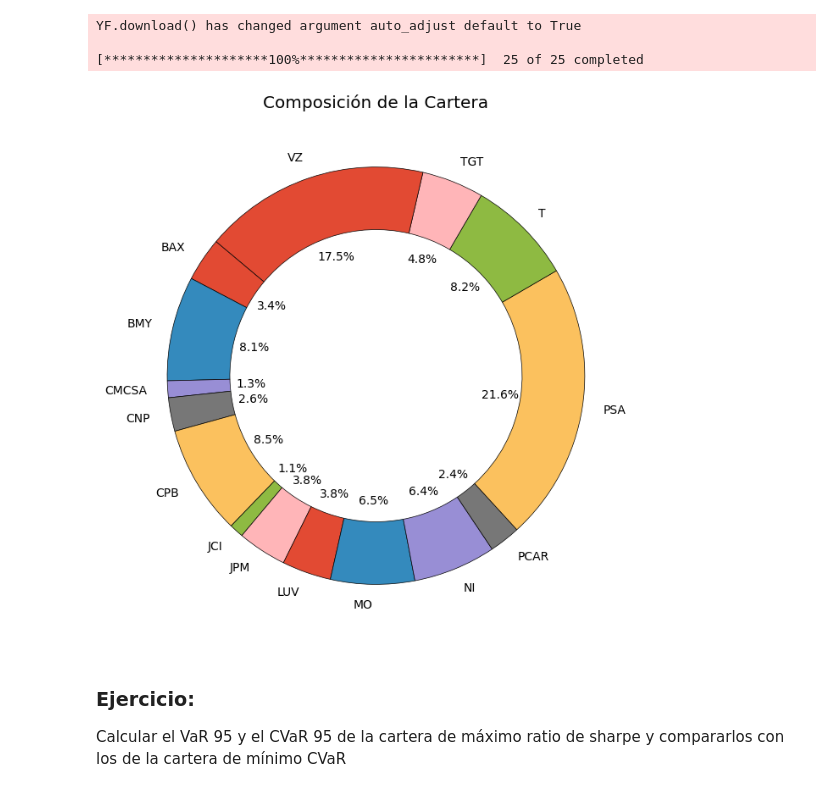
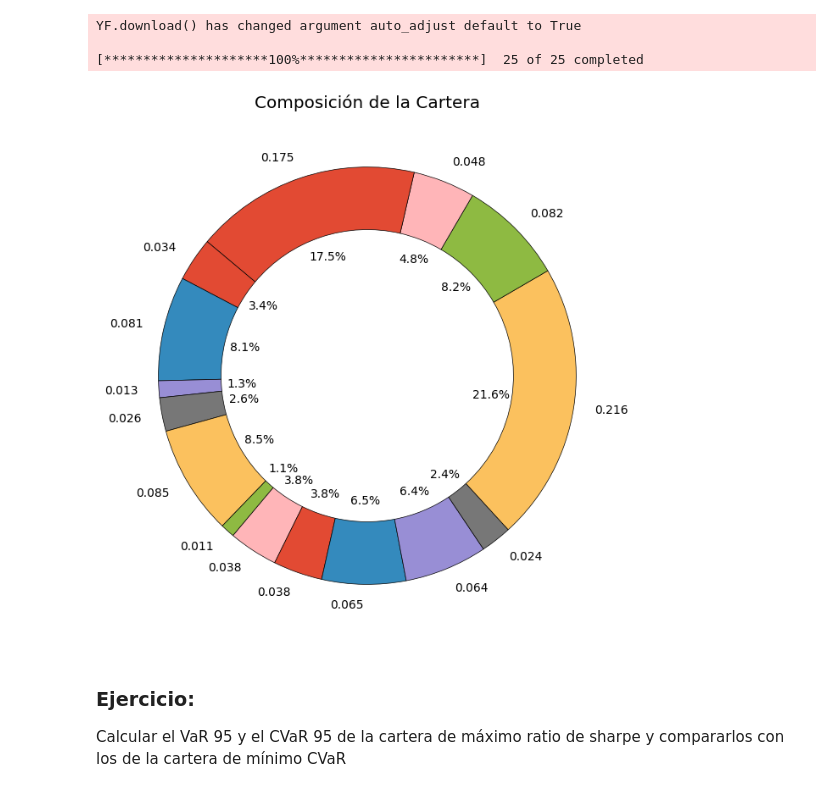
Before and after one commit to alfonso-santos/microcredencial-carteras-python, a Jupyter notebook: Tema_6_Riesgos/src/riesgos.ipynb, the cells around one changed output. Saved outputs shown, nothing was run; the diff lists cells and outputs as text; code cells hidden in the pictures.

```diff
--- a/Tema_6_Riesgos/src/riesgos.ipynb
+++ b/Tema_6_Riesgos/src/riesgos.ipynb
@@ -1165,26 +1165,26 @@ cvar95_min_cvar = prob.solve()
 # %%
 #ponemos a cero los pesos menores a 10**-4
 
-pesos_ajustados = np.array([np.round(x, 3) if x > 10**-4 else 0  for x in pesos.value])
+pesos_ajustados_cvar = np.array([np.round(x, 3) if x > 10**-4 else 0  for x in pesos.value])
 
-activos_filtrados = [asset for i, asset in enumerate(assets) if pesos_ajustados[i] > 0] # Activos con pesos mayores a 10**-4
-pesos_filtrados = [x for x in pesos_ajustados if x > 0] # Pesos mayores a 10**-4
+activos_filtrados_cvar = [asset for i, asset in enumerate(assets) if pesos_ajustados_cvar[i] > 0] # Activos con pesos mayores a 10**-4
+pesos_filtrados_cvar = [x for x in pesos_ajustados_cvar if x > 0] # Pesos mayores a 10**-4
 
-activos_filtrados = [asset for i, asset in enumerate(assets) if pesos_ajustados[i] > 0] # Activos con pesos mayores a 10**-4
-pesos_filtrados = [x for x in pesos_ajustados if x > 0] # Pesos mayores a 10**-4
+activos_filtrados_cvar = [asset for i, asset in enumerate(assets) if pesos_ajustados_cvar[i] > 0] # Activos con pesos mayores a 10**-4
+pesos_filtrados_cvar = [x for x in pesos_ajustados_cvar if x > 0] # Pesos mayores a 10**-4
 # %%
 # Crear el gráfico de donut
 plt.figure(figsize=(8, 8))
 
-plt.pie(pesos_filtrados, labels=activos_filtrados, autopct='%1.1f%%', startangle=140, wedgeprops={'width': 0.3, 'edgecolor': 'black'})
+plt.pie(pesos_filtrados_cvar, labels=pesos_filtrados_cvar, autopct='%1.1f%%', startangle=140, wedgeprops={'width': 0.3, 'edgecolor': 'black'})
 
 # Añadir título
 plt.title('Composición de la Cartera')
 
 # Mostrar el gráfico
 plt.show()
 # %% [output]
-[figure, old version]
+[figure, new version]
 # %% [markdown]
 ### Ejercicio:
 
```
Also changed, not shown: parts of 20 cells of this notebook.
